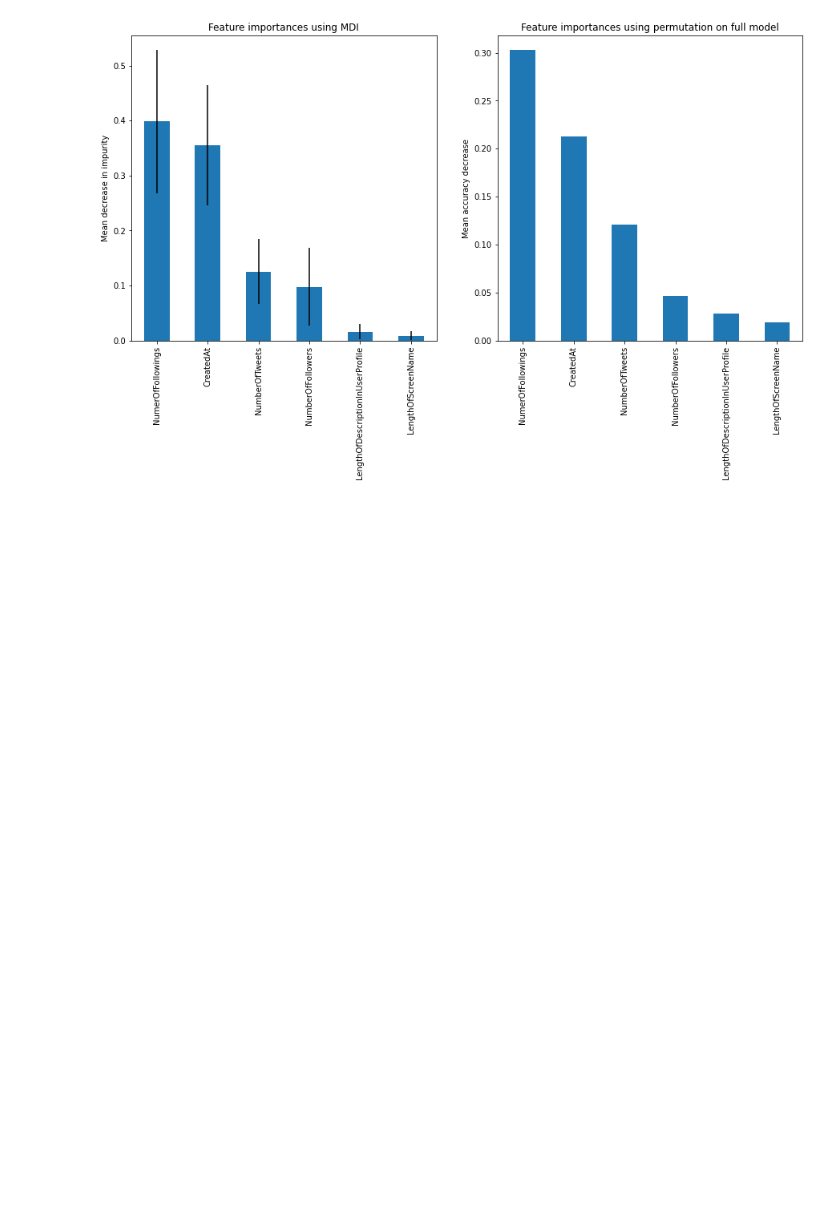
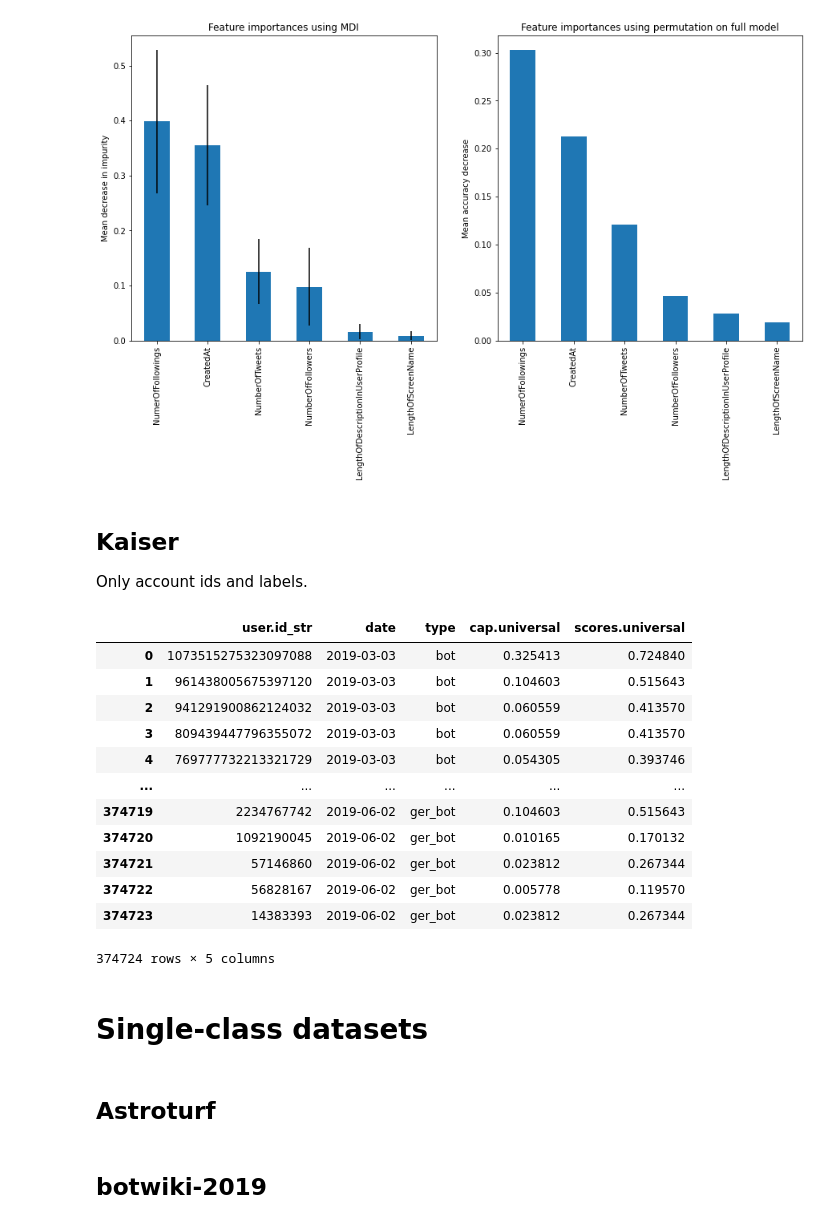
Before and after one commit to johnchrishays/bot-detection, a Jupyter notebook: Simple Decision Rules Give High Accuracy for Detecting Social Bots on Benchmark Datasets.ipynb, the cells around one changed output. Cells and saved outputs as stored; diff of their text form; code cells hidden in the pictures; blank space fills up the shorter version.

```diff
--- a/Simple Decision Rules Give High Accuracy for Detecting Social Bots on Benchmark Datasets.ipynb
+++ b/Simple Decision Rules Give High Accuracy for Detecting Social Bots on Benchmark Datasets.ipynb
@@ -657,3 +665,31 @@ mdi_feature_importance(rf_clf, list(caverlee2011.columns), axes[0])
 permutation_feature_importance(axes[1], caverlee2011, caverlee2011_labels, [])
 # %% [output]
 [figure]
+# %% [markdown]
+## Kaiser
+
+Only account ids and labels.
+# %%
+kaiser = pyreadr.read_r('data/kaiser/data_botometer.RData')['data_botometer']
+# %%
+kaiser
+# %% [output]
+|  | user.id_str | date | type | cap.universal | scores.universal |
+| 0 | 1073515275323097088 | 2019-03-03 | bot | 0.325413 | 0.724840 |
+| 1 | 961438005675397120 | 2019-03-03 | bot | 0.104603 | 0.515643 |
+| 2 | 941291900862124032 | 2019-03-03 | bot | 0.060559 | 0.413570 |
+| 3 | 809439447796355072 | 2019-03-03 | bot | 0.060559 | 0.413570 |
+| 4 | 769777732213321729 | 2019-03-03 | bot | 0.054305 | 0.393746 |
+| ... | ... | ... | ... | ... | ... |
+| 374719 | 2234767742 | 2019-06-02 | ger_bot | 0.104603 | 0.515643 |
+| 374720 | 1092190045 | 2019-06-02 | ger_bot | 0.010165 | 0.170132 |
+| 374721 | 57146860 | 2019-06-02 | ger_bot | 0.023812 | 0.267344 |
+| 374722 | 56828167 | 2019-06-02 | ger_bot | 0.005778 | 0.119570 |
+| 374723 | 14383393 | 2019-06-02 | ger_bot | 0.023812 | 0.267344 |
+374724 rows × 5 columns
+# %% [markdown]
+# Single-class datasets
+# %% [markdown]
+## Astroturf
+# %% [markdown]
+## botwiki-2019
```
Also changed, not shown: parts of 15 cells of this notebook.
